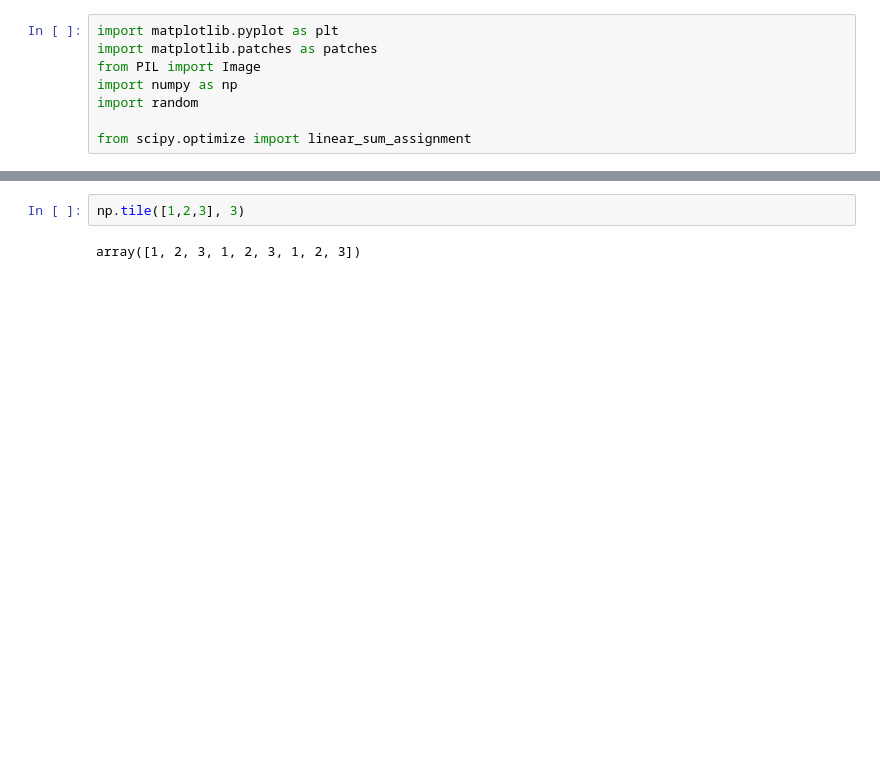
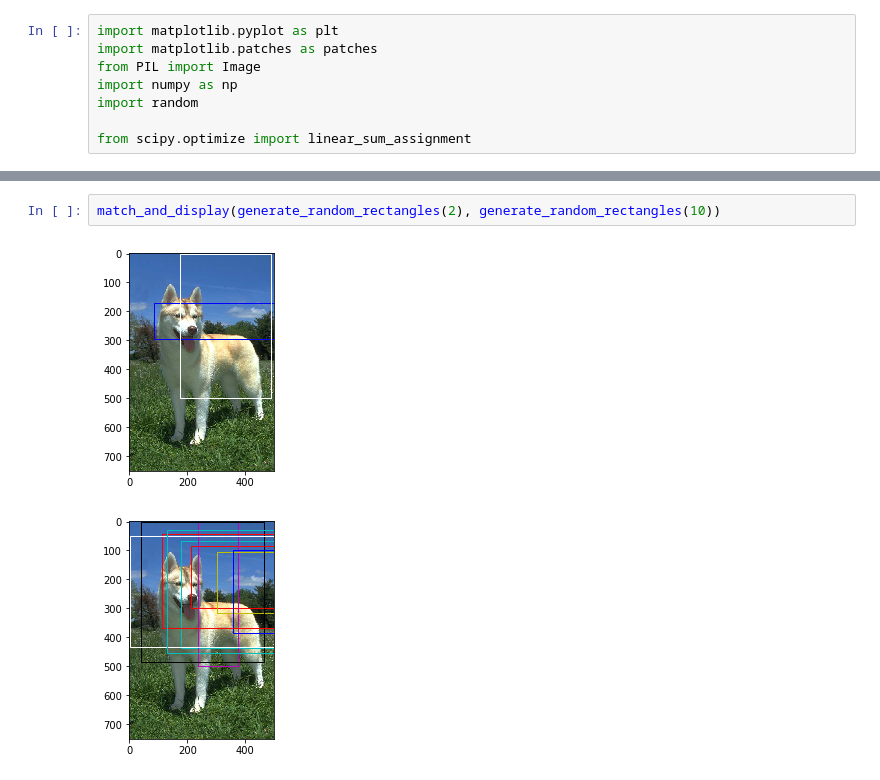
Before and after one commit to yurigorokhov/rectangle_diff, a Jupyter notebook: Rectangle Diff.ipynb, the cells around one changed output, grey strips where cells are left out. Saved outputs shown, nothing was run; the diff lists cells and outputs as text; blank space fills up the shorter version.

```diff
--- a/Rectangle Diff.ipynb
+++ b/Rectangle Diff.ipynb
@@ -136,4 +147,5 @@ match_and_display(generate_random_rectangles(2), generate_random_rectangles(2))
-# %%
-np.tile([1,2,3], 3)
-# %% [output]
-array([1, 2, 3, 1, 2, 3, 1, 2, 3])
+# %%
+match_and_display(generate_random_rectangles(2), generate_random_rectangles(10))
+# %% [output]
+[figure, added]
+[figure, added]
```
Also changed, not shown: parts of 5 cells of this notebook.
